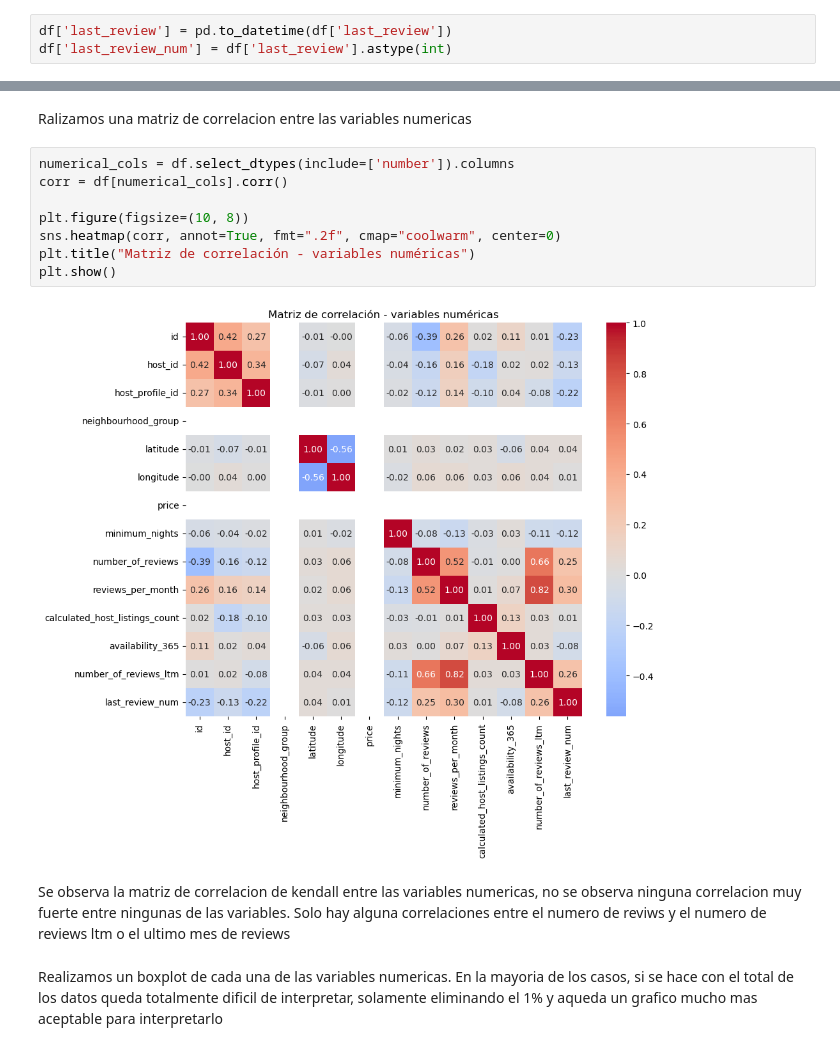
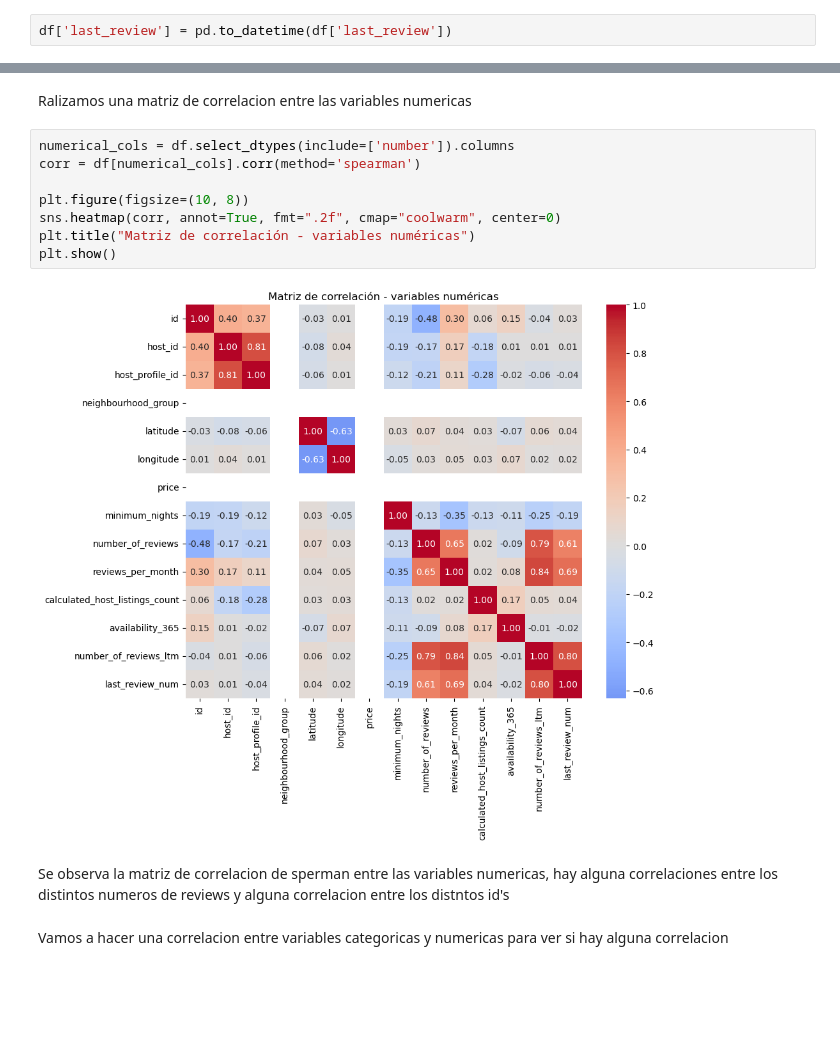
Before and after one commit to gonza29811/TP-analisis-de-datos, a Jupyter notebook: AirBnB.ipynb, the cells around one changed output, grey strips where cells are left out. Saved outputs shown, nothing was run; the diff lists cells and outputs as text; blank space fills up the shorter version.

```diff
--- a/AirBnB.ipynb
+++ b/AirBnB.ipynb
@@ -110,7 +113,6 @@ tenemos un total de 5 variables
 Vamos a modificar la variable 'last_review' a variable numerica, ya que es una variable que se utiliza para medir tiempo transcurrido
 # %%
 df['last_review'] = pd.to_datetime(df['last_review'])
-df['last_review_num'] = df['last_review'].astype(int)
 # %%
 df.describe()
 # %% [output]
@@ -267,15 +398,15 @@ Observamos en este grafico de torta que casi la mayoria de la oferta son home/ap
 Ralizamos una matriz de correlacion entre las variables numericas
 # %%
 numerical_cols = df.select_dtypes(include=['number']).columns
-corr = df[numerical_cols].corr()
+corr = df[numerical_cols].corr(method='spearman')
 
 plt.figure(figsize=(10, 8))
 sns.heatmap(corr, annot=True, fmt=".2f", cmap="coolwarm", center=0)
 plt.title("Matriz de correlación - variables numéricas")
 plt.show()
 # %% [output]
-[figure, old version]
+[figure, new version]
 # %% [markdown]
-Se observa la matriz de correlacion de kendall entre las variables numericas, no se observa ninguna correlacion muy fuerte entre ningunas de las variables. Solo hay alguna correlaciones entre el numero de reviws y el numero de reviews ltm o el ultimo mes de reviews
+Se observa la matriz de correlacion de sperman entre las variables numericas, hay alguna correlaciones entre los distintos numeros de reviews y alguna correlacion entre los distntos id's
-# %% [markdown]
-Realizamos un boxplot de cada una de las variables numericas. En la mayoria de los casos, si se hace con el total de los datos queda totalmente dificil de interpretar, solamente eliminando el 1% y aqueda un grafico mucho mas aceptable para interpretarlo
+# %% [markdown]
+Vamos a hacer una correlacion entre variables categoricas y numericas para ver si hay alguna correlacion
```
Also changed, not shown: parts of 55 cells of this notebook.
